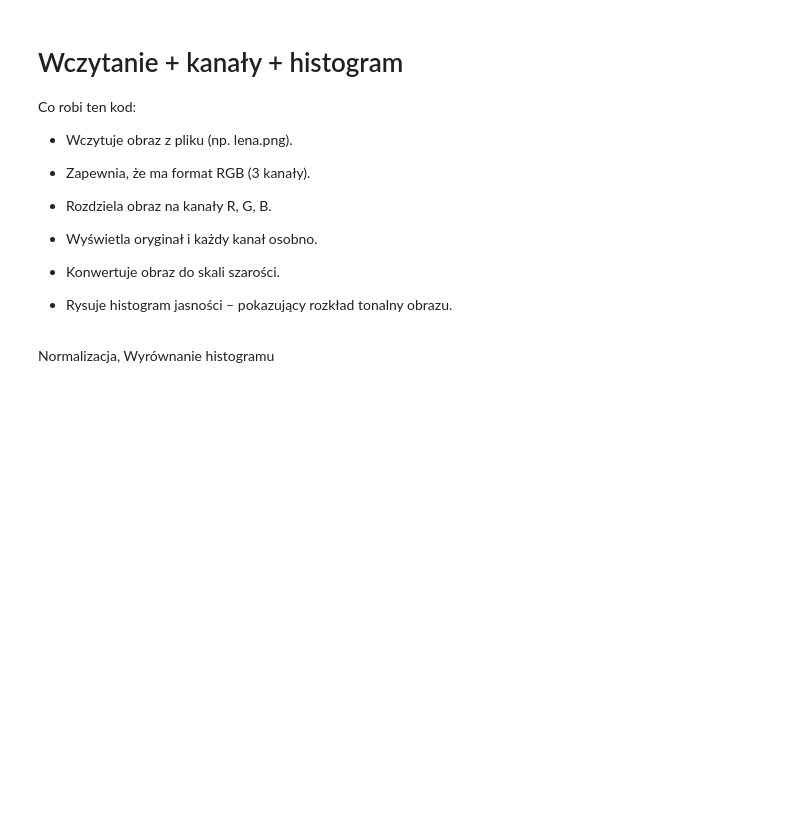
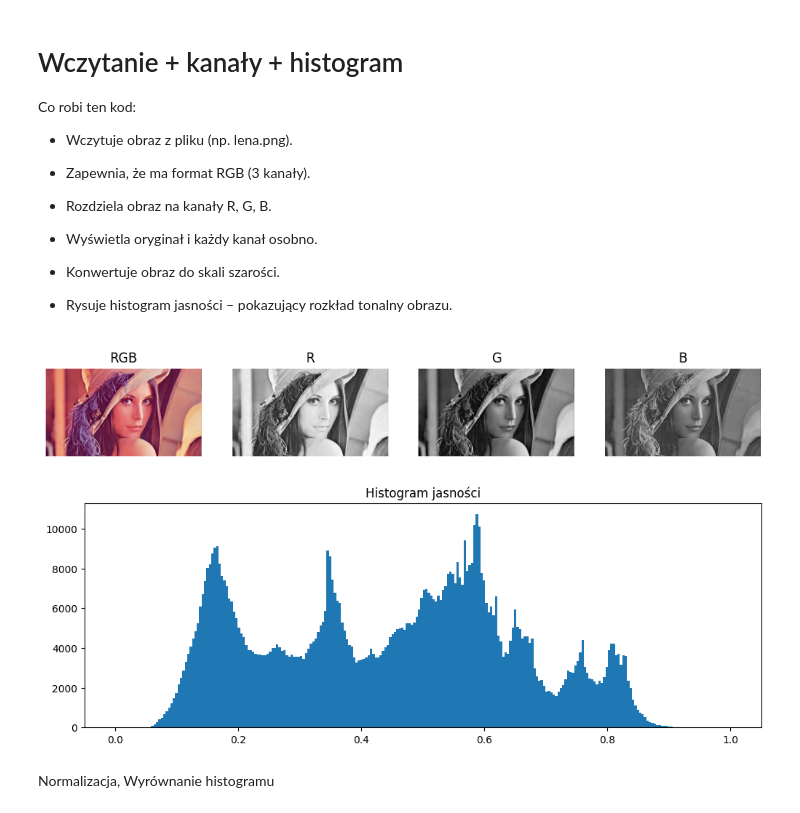
Before and after one commit to Blizek/image-analysis-and-processing, a Jupyter notebook: lab1/Lab1_teoria.ipynb, the cells around one changed output. Saved outputs shown, nothing was run; the diff lists cells and outputs as text; code cells hidden in the pictures; blank space fills up the shorter version.

```diff
--- a/lab1/Lab1_teoria.ipynb
+++ b/lab1/Lab1_teoria.ipynb
@@ -54,7 +54,7 @@ def show_row(images, titles=None, cmap=None):
 
     # Iteracja po wszystkich obrazach i ich osiach
     for i, ax in enumerate(np.atleast_1d(axes)):
-        ax.imshow(images[i], cmap=cmap)      # Wyświetla obraz (z opcjonalną mapą kolorów)
+        ax.imshow(images[i], cmap=cmap[i])      # Wyświetla obraz (z opcjonalną mapą kolorów)
         ax.axis('off')                       # Ukrywa osie (ramki, skale, liczby)
         if titles:                           # Jeśli podano tytuły
             ax.set_title(titles[i])          # Ustawia tytuł nad obrazem
@@ -106,34 +106,37 @@ if img.ndim == 2:
 else:
     img_rgb = img[..., :3]  # Usuwa kanał alfa (jeśli istnieje), zachowując R, G, B
 
 # ============================================
 # a) Podgląd RGB i kanałów R / G / B
 # ============================================
 # Wyodrębnienie poszczególnych kanałów koloru z obrazu RGB.
 r = img_rgb[..., 0]  # Kanał czerwony (Red)
 g = img_rgb[..., 1]  # Kanał zielony (Green)
 b = img_rgb[..., 2]  # Kanał niebieski (Blue)
 
 # Wyświetlenie oryginalnego obrazu RGB oraz trzech kanałów R, G, B obok siebie.
 # Kanały są pokazane w skali szarości, aby uwidocznić ich intensywność.
 show_row([img_rgb, r, g, b],
           ['RGB', 'R', 'G', 'B'],
-          cmap=['', 'gray', 'gray', 'gray'])
+          cmap=[None, 'gray', 'gray', 'gray'])
 
 # ============================================
 # b) Histogram jasności obrazu
 # ============================================
 # Konwersja z RGB do skali szarości – wykorzystuje wagowe przeliczenie ludzkiej percepcji jasności:
 # Y = 0.2125 * R + 0.7154 * G + 0.0721 * B
 # Wynik to obraz typu float z wartościami od 0 (czarny) do 1 (biały).
 gray = color.rgb2gray(img_rgb)
 
 # Rysowanie histogramu rozkładu jasności pikseli.
 # gray.ravel() spłaszcza obraz 2D do jednowymiarowej tablicy wszystkich wartości pikseli.
 plt.figure()
 plt.hist(gray.ravel(), bins=256, range=(0, 1))  # 256 przedziałów dla jasności od 0 do 1
 plt.title('Histogram jasności')  # Tytuł wykresu
 plt.show()  # Wyświetlenie histogramu
+# %% [output]
+[figure, added]
+[figure, added]
 # %% [markdown]
 Normalizacja, Wyrównanie histogramu
 # %% [markdown]
```
Also changed, not shown: parts of 2 cells of this notebook, 3 other files.
